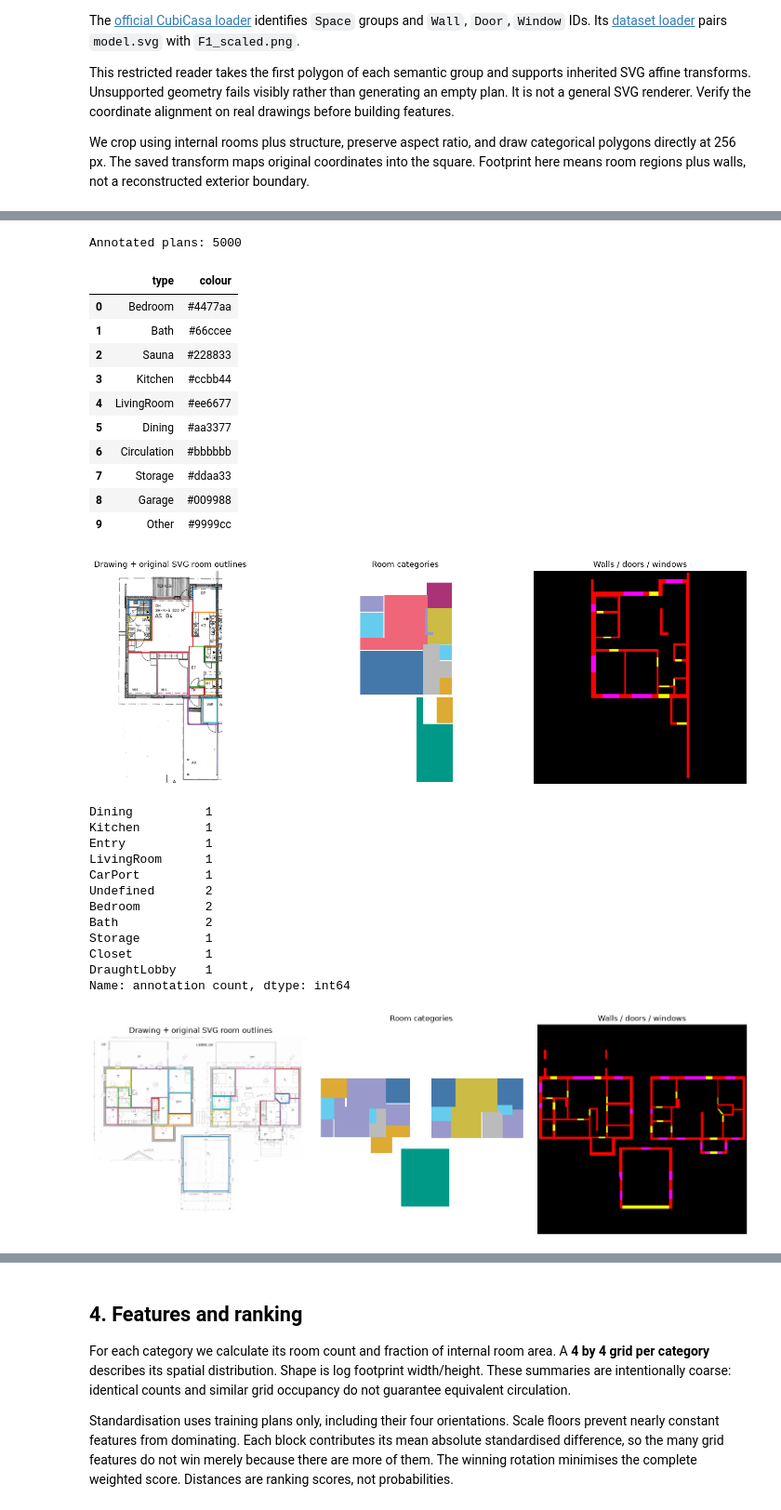
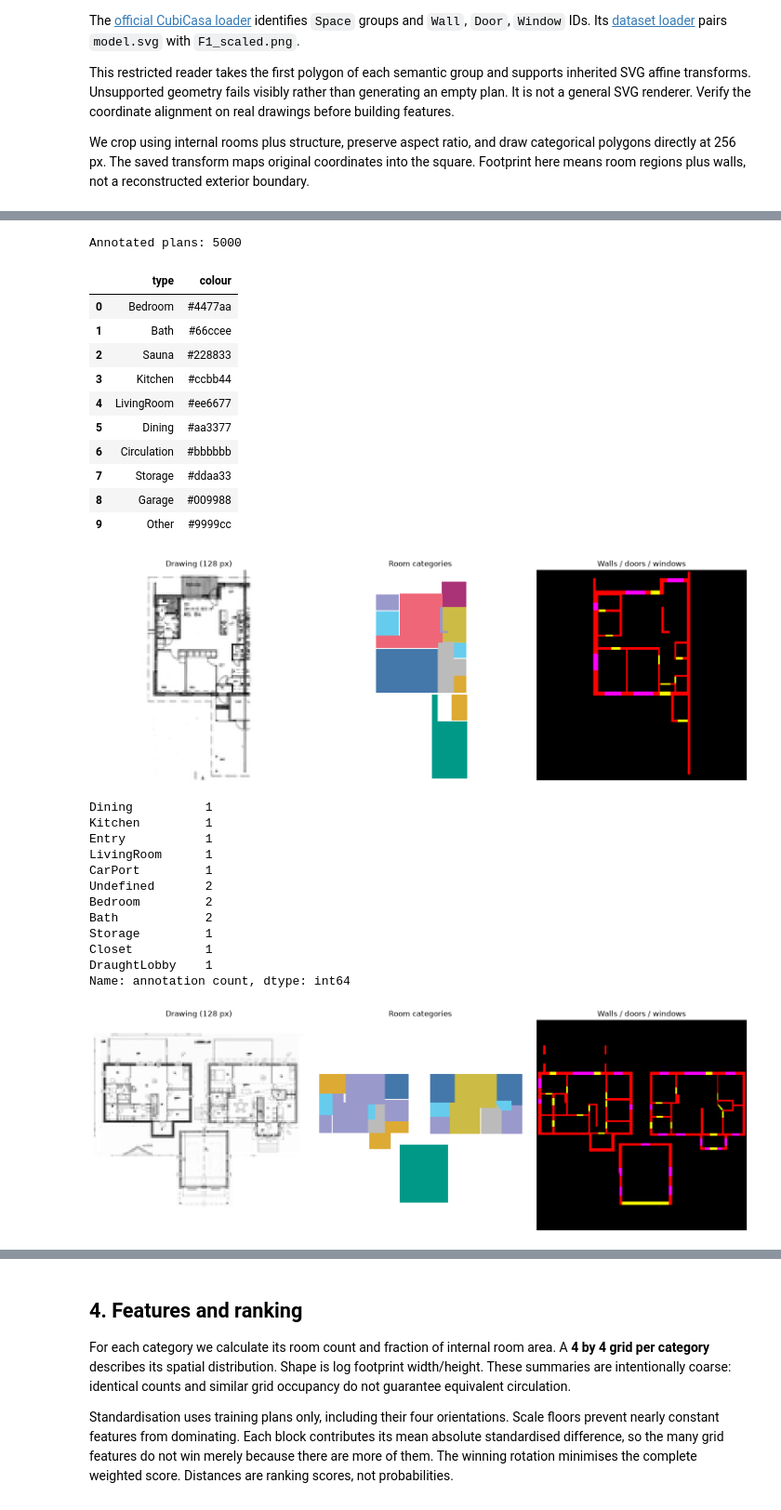
Before and after one commit to Chloe-hr/hackathon-team6-cubicasa, a Jupyter notebook: 01_autoencoder/notebook/internal_layout_v3.ipynb, the cells around one changed output, grey strips where cells are left out. Shown at 93% size. Cells and saved outputs as stored; diff of their text form; code cells hidden in the pictures.

```diff
--- a/01_autoencoder/notebook/internal_layout_v3.ipynb
+++ b/01_autoencoder/notebook/internal_layout_v3.ipynb
@@ -23,7 +23,7 @@ PROJECT = next((p for p in [Path.cwd(), *Path.cwd().parents]
 if PROJECT is None:
     raise RuntimeError('Open Jupyter from inside this project.')
 DATASET_ROOT = Path(
-    r"C:\Users\Chloe\hackathon-team6-cubicasa-main\01_autoencoder\data\cubicasa5k"
+    PROJECT / '01_autoencoder/data/cubicasa5k'
 )
 OUTPUT = PROJECT / '01_autoencoder/data/internal_layout_v3'
 OUTPUT.mkdir(parents=True, exist_ok=True)
@@ -45,3 +45,14 @@ Dataset: C:\Users\Chloe\hackathon-team6-cubicasa-main\01_autoencoder\data\cubica
+# %%
+#the drawings we already have: the 5,000 plans at 128 px from 01_autoencoder (walls bright, 0-255)
+#we only downloaded the model.svg files from the zip; the drawings come from here
+data = np.load(PROJECT / '01_autoencoder/data/cubicasa5k_128.npz')
+plan_ids, plan_splits = data['ids'], data['splits']
+row_of = {pid: i for i, pid in enumerate(plan_ids)}
+
+
+def drawing(pid):
+    #a plan as drawn: dark lines on white, 128 x 128
+    return 255 - data['images'][row_of[pid]]
 # %% [markdown]
 ## 1. Define a useful match
 
@@ -149,41 +160,42 @@ The original drawing below stays in its original coordinate frame; the categoric
 def inspect(layout):
     fig,axes=plt.subplots(1,3,figsize=(15,5))
     if 'folder' in layout:
-        with Image.open(Path(layout['folder'])/'F1_scaled.png') as image: axes[0].imshow(image.copy())
-        for room in layout['rooms']:
-            p=np.vstack([room['points'],room['points'][0]])
-            axes[0].plot(p[:,0],p[:,1],linewidth=1)
+        axes[0].imshow(drawing(Path(layout['folder']).relative_to(DATASET_ROOT).as_posix()),cmap='gray')
     else: axes[0].text(.1,.5,'Synthetic example: no source drawing')
-    axes[0].set_title('Drawing + original SVG room outlines')
+    axes[0].set_title('Drawing (128 px)')
     axes[1].imshow(layout['masks']['semantic'],cmap=ListedColormap(COLOURS),vmin=0,vmax=len(TYPES),interpolation='nearest')
     axes[1].set_title('Room categories')
     axes[2].imshow(np.stack([layout['masks'][k] for k in ('wall','door','window')],axis=-1).astype(float))
     axes[2].set_title('Walls / doors / windows')
     for ax in axes: ax.axis('off')
     plt.tight_layout(); plt.show()
     display(pd.Series(Counter(r['raw_type'] for r in layout['rooms']),name='annotation count'))
 
 available=sorted(DATASET_ROOT.rglob('model.svg')) if DATASET_ROOT.exists() else []
 print('Annotated plans:',len(available))
 display(pd.DataFrame({'type':TYPES,'colour':COLOURS[1:]}))
 if available:
     picks=np.random.default_rng(SEED).choice(len(available),min(20,len(available)),replace=False)
-    for i in picks[:3]: inspect(load_plan(available[i].parent))  # Inspect all 20 before a full run.
+    shown=0
+    for i in picks:  # Inspect all 20 before a full run.
+        if shown==3: break
+        try: inspect(load_plan(available[i].parent)); shown+=1
+        except ValueError as error: print('Skipped',available[i].parent.name,'-',error)
 else: print('Extract annotated data and set DATASET_ROOT. Synthetic checks below still run.')
 # %% [output]
 Annotated plans: 5000
 |  | type | colour |
 | 0 | Bedroom | #4477aa |
 | 1 | Bath | #66ccee |
 | 2 | Sauna | #228833 |
 | 3 | Kitchen | #ccbb44 |
 | 4 | LivingRoom | #ee6677 |
 | 5 | Dining | #aa3377 |
 | 6 | Circulation | #bbbbbb |
 | 7 | Storage | #ddaa33 |
 | 8 | Garage | #009988 |
 | 9 | Other | #9999cc |
-[figure, old version]
+[figure, new version]
 Dining          1
 Kitchen         1
 Entry           1
@@ -196,7 +208,7 @@ Storage         1
 Closet          1
 DraughtLobby    1
 Name: annotation count, dtype: int64
-[figure, old version]
+[figure, new version]
 Garage            1
 Storage           2
 Hall              1
```
Also changed, not shown: parts of 31 cells of this notebook, 20 other files.
